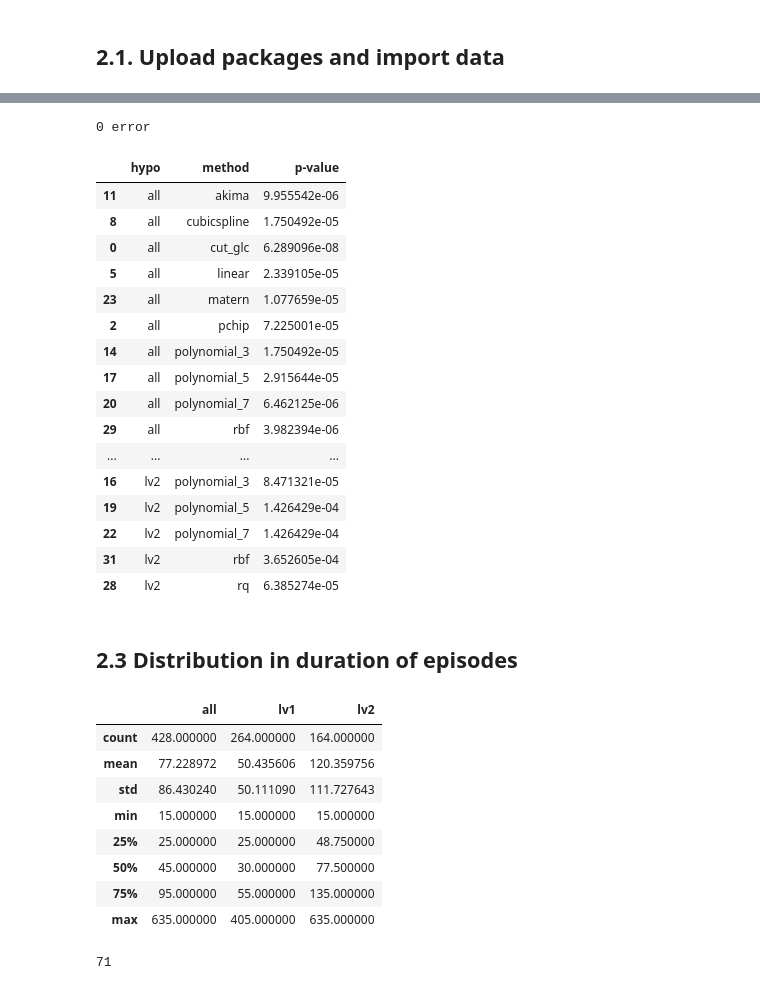
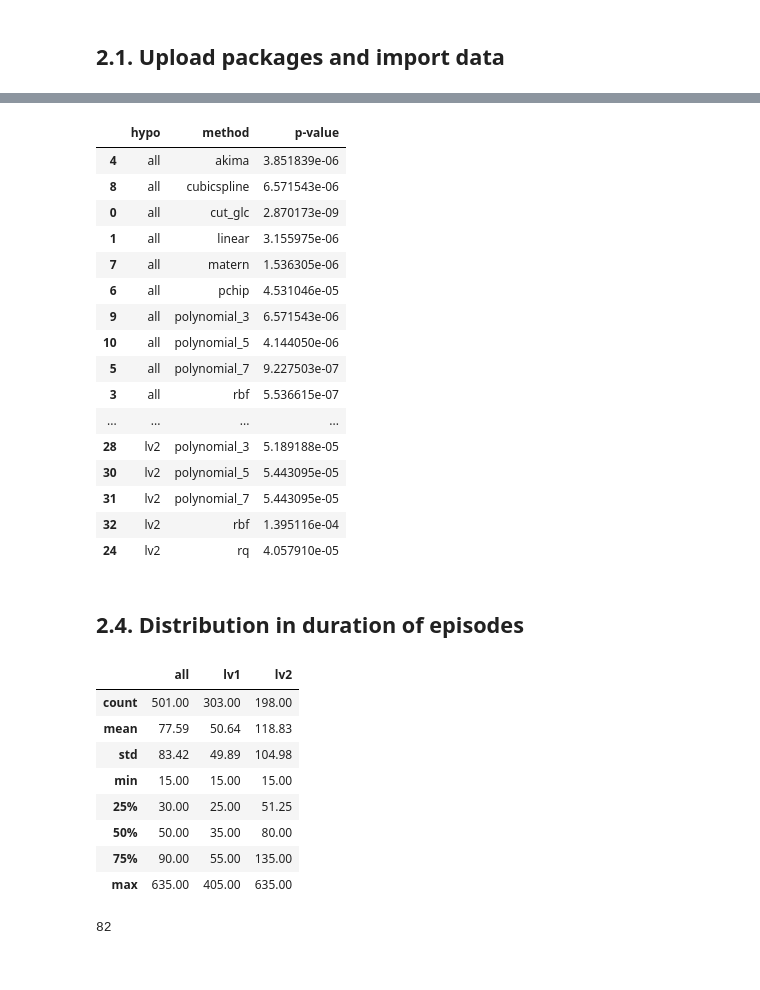
Before and after one commit to cafoala/phd-book, a Jupyter notebook: _sources/2_EDA.ipynb, the cells around one changed output, grey strips where cells are left out. Saved outputs shown, nothing was run; the diff lists cells and outputs as text; code cells hidden in the pictures.

```diff
--- a/_sources/2_EDA.ipynb
+++ b/_sources/2_EDA.ipynb
@@ -19,9 +19,9 @@ pd.set_option('display.max_columns', None)
 %matplotlib inline
 # %%
 # Upload datasets
-df = pd.read_csv('~/OneDrive - University of Exeter/Desktop/PhD/Projects/interpolation-for-hypo-detection/dexcom-maths-exploration/data/tidy_data/interp_dataset.csv')
+df = pd.read_csv('interp_dataset.csv')
 df.dropna(subset=['glc'], inplace=True)
-aligned_results = pd.read_csv('~/OneDrive - University of Exeter/Desktop/PhD/Projects/interpolation-for-hypo-detection/dexcom-maths-exploration/code/raw_code/aligned_results_rounded.csv')
-results_frame = pd.read_csv('~/OneDrive - University of Exeter/Desktop/PhD/Projects/interpolation-for-hypo-detection/dexcom-maths-exploration/code/raw_code/confusion_matrix_hypos.csv')
+aligned_results = pd.read_csv('aligned_results_rounded.csv')
+results_frame = pd.read_csv('confusion_matrix_hypos.csv')
 # %%
 # Define interp methods
@@ -52,31 +85,29 @@ for i, row in conf_matrix.iterrows():
     except:
         print('0 error')
         continue
-# %% [output]
-0 error
 # %%
 pd.DataFrame(p_list, columns=['hypo', 'method',
                               'p-value']).sort_values(['hypo', 'method'])
 # %% [output]
 |  | hypo | method | p-value |
-| 11 | all | akima | 9.955542e-06 |
-| 8 | all | cubicspline | 1.750492e-05 |
-| 0 | all | cut_glc | 6.289096e-08 |
-| 5 | all | linear | 2.339105e-05 |
-| 23 | all | matern | 1.077659e-05 |
-| 2 | all | pchip | 7.225001e-05 |
-| 14 | all | polynomial_3 | 1.750492e-05 |
-| 17 | all | polynomial_5 | 2.915644e-05 |
-| 20 | all | polynomial_7 | 6.462125e-06 |
-| 29 | all | rbf | 3.982394e-06 |
+| 4 | all | akima | 3.851839e-06 |
+| 8 | all | cubicspline | 6.571543e-06 |
+| 0 | all | cut_glc | 2.870173e-09 |
+| 1 | all | linear | 3.155975e-06 |
+| 7 | all | matern | 1.536305e-06 |
+| 6 | all | pchip | 4.531046e-05 |
+| 9 | all | polynomial_3 | 6.571543e-06 |
+| 10 | all | polynomial_5 | 4.144050e-06 |
+| 5 | all | polynomial_7 | 9.227503e-07 |
+| 3 | all | rbf | 5.536615e-07 |
 | ... | ... | ... | ... |
-| 16 | lv2 | polynomial_3 | 8.471321e-05 |
-| 19 | lv2 | polynomial_5 | 1.426429e-04 |
-| 22 | lv2 | polynomial_7 | 1.426429e-04 |
-| 31 | lv2 | rbf | 3.652605e-04 |
-| 28 | lv2 | rq | 6.385274e-05 |
+| 28 | lv2 | polynomial_3 | 5.189188e-05 |
+| 30 | lv2 | polynomial_5 | 5.443095e-05 |
+| 31 | lv2 | polynomial_7 | 5.443095e-05 |
+| 32 | lv2 | rbf | 1.395116e-04 |
+| 24 | lv2 | rq | 4.057910e-05 |
 # %% [markdown]
-## 2.3 Distribution in duration of episodes
+## 2.4. Distribution in duration of episodes
 # %%
 # Convert the duration of hypos to minutes
 aligned_results['5_min_diff'] = pd.to_timedelta(aligned_results['5_min_diff']).astype('timedelta64[m]')
@@ -89,22 +120,22 @@ df_duration['all'] = df_results['5_min_diff'].describe()
 df_duration['lv1'] = df_results[df_results['5_min_lv2']==False]['5_min_diff'].describe()
 df_duration['lv2'] = df_results[df_results['5_min_lv2']==True]['5_min_diff'].describe()
 # %%
-df_duration
+df_duration.round(2)
 # %% [output]
 |  | all | lv1 | lv2 |
-| count | 428.000000 | 264.000000 | 164.000000 |
-| mean | 77.228972 | 50.435606 | 120.359756 |
-| std | 86.430240 | 50.111090 | 111.727643 |
-| min | 15.000000 | 15.000000 | 15.000000 |
-| 25% | 25.000000 | 25.000000 | 48.750000 |
-| 50% | 45.000000 | 30.000000 | 77.500000 |
-| 75% | 95.000000 | 55.000000 | 135.000000 |
-| max | 635.000000 | 405.000000 | 635.000000 |
+| count | 501.00 | 303.00 | 198.00 |
+| mean | 77.59 | 50.64 | 118.83 |
+| std | 83.42 | 49.89 | 104.98 |
+| min | 15.00 | 15.00 | 15.00 |
+| 25% | 30.00 | 25.00 | 51.25 |
+| 50% | 50.00 | 35.00 | 80.00 |
+| 75% | 90.00 | 55.00 | 135.00 |
+| max | 635.00 | 405.00 | 635.00 |
 # %%
 # Number of hyps over 120 mins
 df_results[df_results['5_min_diff']>120]['ID'].count()
 # %% [output]
-71
+82
 # %%
 # Prepare data for a seaborn boxplot by renaming variables
 df_results['Level'] = df_results['5_min_lv2'].replace({True: 'Level 2', False:
```
Also changed, not shown: parts of 19 cells of this notebook, 21 other files.
